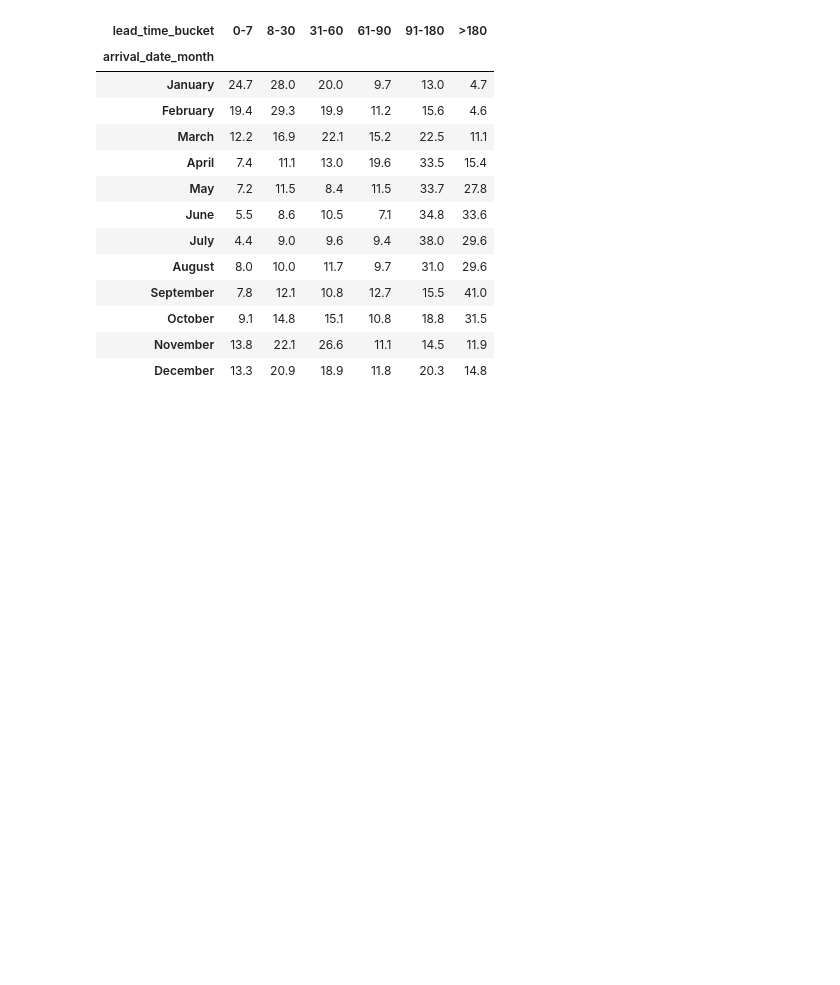
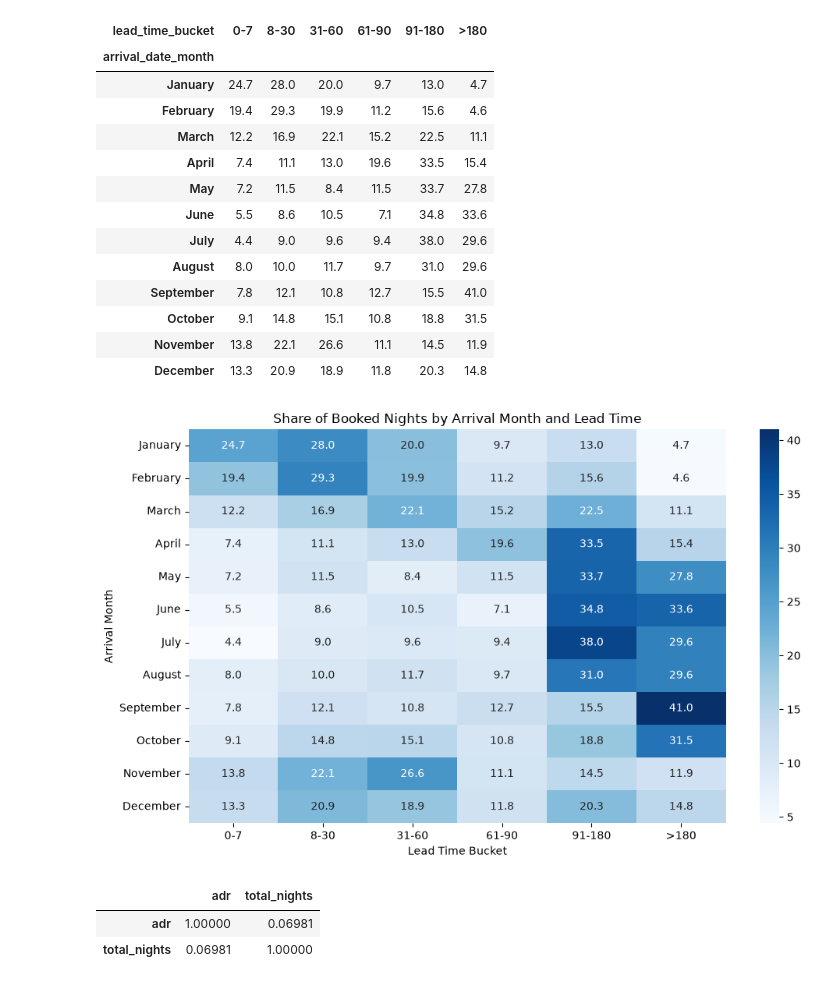
Before and after one commit to Kaevin-boi/Revenue-management-hotel, a Jupyter notebook: Notebooks/01_eda_revenue_management.ipynb, the cells around one changed output. Saved outputs shown, nothing was run; the diff lists cells and outputs as text; code cells hidden in the pictures; blank space fills up the shorter version.

```diff
--- a/Notebooks/01_eda_revenue_management.ipynb
+++ b/Notebooks/01_eda_revenue_management.ipynb
@@ -706,3 +706,26 @@ monthly_lead_time_share.round(1)
 | October | 9.1 | 14.8 | 15.1 | 10.8 | 18.8 | 31.5 |
 | November | 13.8 | 22.1 | 26.6 | 11.1 | 14.5 | 11.9 |
 | December | 13.3 | 20.9 | 18.9 | 11.8 | 20.3 | 14.8 |
+# %%
+plt.figure(figsize=(10, 6))
+
+sns.heatmap(
+    monthly_lead_time_share.round(1),
+    annot=True,
+    fmt=".1f",
+    cmap="Blues"
+)
+
+plt.title("Share of Booked Nights by Arrival Month and Lead Time")
+plt.xlabel("Lead Time Bucket")
+plt.ylabel("Arrival Month")
+plt.tight_layout()
+plt.show()
+# %% [output]
+[figure, added]
+# %%
+df_clean[["adr", "total_nights"]].corr()
+# %% [output]
+|  | adr | total_nights |
+| adr | 1.00000 | 0.06981 |
+| total_nights | 0.06981 | 1.00000 |
```
Also changed, not shown: parts of 18 cells of this notebook.
